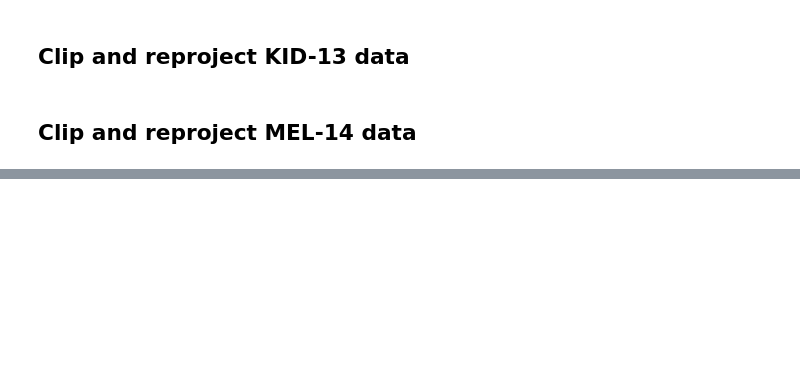
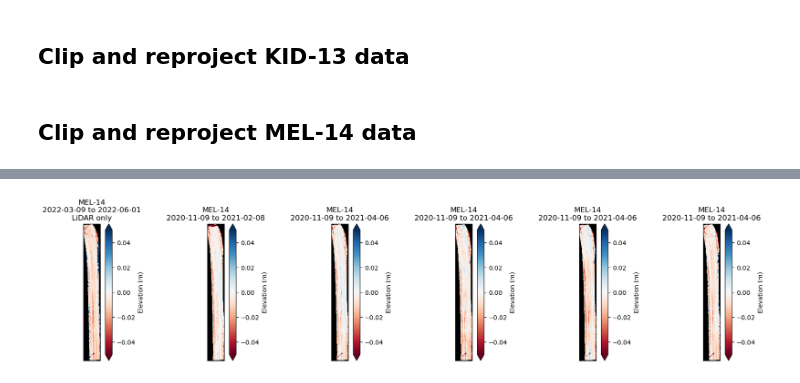
Before and after one commit to amanaster2/micro_diff, a Jupyter notebook: notebooks/clip_rasters.ipynb, the cells around one changed output, grey strips where cells are left out. Cells and saved outputs as stored; diff of their text form; code cells hidden in the pictures; blank space fills up the shorter version.

```diff
--- a/notebooks/clip_rasters.ipynb
+++ b/notebooks/clip_rasters.ipynb
@@ -125,7 +225,7 @@ for x in range(len(k13_wsyr2_dem_files)-1):
 ## Clip and reproject MEL-14 data
 # %%
 #Wet season year 1
-dates = []
+dates = ['20201203_lidar', '20201203_sfm', '20210224_sfm']
 m14_wsyr1 = dict()
 m14_wsyr1_clip = dict()
 for i in range(len(m14_wsyr1_dem_files)):
@@ -133,13 +233,15 @@ for i in range(len(m14_wsyr1_dem_files)):
     m14_wsyr1[i].rio.write_crs(m14_crs, inplace=True)
     m14_wsyr1_clip[i] = m14_wsyr1[i].rio.clip(m14_mask_gdf.geometry)
     m14_wsyr1_clip[i].rio.write_nodata(-9999, encoded=True, inplace=True)
+m14_wsyr1_clip[0].rio.to_raster(m14_results_wsyr1+'m14_'+dates[0]+'.tif')
 
 m14_wsyr1_reproj = dict()
 for x in range(len(m14_wsyr1_dem_files)-1):
     m14_wsyr1_reproj[x] = m14_wsyr1_clip[x+1].rio.reproject_match(m14_wsyr1_clip[0], resampling = 3)
+    m14_wsyr1_reproj[x].rio.to_raster(m14_results_wsyr1+'m14_'+dates[x+1]+'.tif')
 
 #Dry season year 1
-dates = []
+dates = ['20210603_lidar', '20210914_lidar', '20210603_sfm', '20210914_sfm']
 m14_dsyr1 = dict()
 m14_dsyr1_clip = dict()
 for i in range(len(m14_dsyr1_dem_files)):
@@ -147,13 +249,15 @@ for i in range(len(m14_dsyr1_dem_files)):
     m14_dsyr1[i].rio.write_crs(m14_crs, inplace=True)
     m14_dsyr1_clip[i] = m14_dsyr1[i].rio.clip(m14_mask_gdf.geometry)
     m14_dsyr1_clip[i].rio.write_nodata(-9999, encoded=True, inplace=True)
+m14_dsyr1_clip[0].rio.to_raster(m14_results_dsyr1+'m14_'+dates[0]+'.tif')
 
 m14_dsyr1_reproj = dict()
 for x in range(len(m14_dsyr1_dem_files)-1):
     m14_dsyr1_reproj[x] = m14_dsyr1_clip[x+1].rio.reproject_match(m14_dsyr1_clip[0], resampling = 3)
+    m14_dsyr1_reproj[x].rio.to_raster(m14_results_dsyr1+'m14_'+dates[x+1]+'.tif')
 
 #Wet season year 2
-dates = []
+dates = ['20220309_lidar', '20220601_lidar', '20220309_sfm', '20220316_sfm', '20220324_sfm', '20220411_sfm', '20220428_sfm', '20220601_sfm']
 m14_wsyr2 = dict()
 m14_wsyr2_clip = dict()
 for i in range(len(m14_wsyr2_dem_files)):
@@ -161,7 +265,9 @@ for i in range(len(m14_wsyr2_dem_files)):
     m14_wsyr2[i].rio.write_crs(m14_crs, inplace=True)
     m14_wsyr2_clip[i] = m14_wsyr2[i].rio.clip(m14_mask_gdf.geometry)
     m14_wsyr2_clip[i].rio.write_nodata(-9999, encoded=True, inplace=True)
+m14_wsyr2_clip[0].rio.to_raster(m14_results_wsyr2+'m14_'+dates[0]+'.tif')
 
 m14_wsyr2_reproj = dict()
 for x in range(len(m14_wsyr2_dem_files)-1):
     m14_wsyr2_reproj[x] = m14_wsyr2_clip[x+1].rio.reproject_match(m14_wsyr2_clip[0], resampling = 3)
+    m14_wsyr2_reproj[x].rio.to_raster(m14_results_wsyr2+'m14_'+dates[x+1]+'.tif')
@@ -306,0 +308,46 @@ ax[2].set_yticks(());
+# %%
+fig, ax = plt.subplots(1, 6, figsize=(21,4))
+
+m0 = ax[0].imshow(m14_wsyr2_reproj[0]-m14_wsyr2_clip[0], cmap = 'RdBu', vmin=-0.05, vmax=0.05)
+ax[0].set_title('MEL-14\n2022-03-09 to 2022-06-01\nLiDAR only')
+fig.colorbar(m0, label='Elevation (m)', extend='both', ax=ax[0])
+ax[0].set_facecolor('k')
+ax[0].set_xticks(())
+ax[0].set_yticks(());
+
+m1 = ax[1].imshow(m14_wsyr2_reproj[2]-m14_wsyr2_clip[0], cmap = 'RdBu', vmin=-0.05, vmax=0.05)
+ax[1].set_title('MEL-14\n2020-11-09 to 2021-02-08')
+fig.colorbar(m1, label='Elevation (m)', extend='both', ax=ax[1])
+ax[1].set_facecolor('k')
+ax[1].set_xticks(())
+ax[1].set_yticks(());
+
+m2 = ax[2].imshow(m14_wsyr2_reproj[3]-m14_wsyr2_clip[0], cmap = 'RdBu', vmin=-0.05, vmax=0.05)
+ax[2].set_title('MEL-14\n2020-11-09 to 2021-04-06')
+fig.colorbar(m2, label='Elevation (m)', extend='both', ax=ax[2])
+ax[2].set_facecolor('k')
+ax[2].set_xticks(())
+ax[2].set_yticks(());
+
+m2 = ax[3].imshow(m14_wsyr2_reproj[4]-m14_wsyr2_clip[0], cmap = 'RdBu', vmin=-0.05, vmax=0.05)
+ax[3].set_title('MEL-14\n2020-11-09 to 2021-04-06')
+fig.colorbar(m2, label='Elevation (m)', extend='both', ax=ax[3])
+ax[3].set_facecolor('k')
+ax[3].set_xticks(())
+ax[3].set_yticks(());
+
+m2 = ax[4].imshow(m14_wsyr2_reproj[5]-m14_wsyr2_clip[0], cmap = 'RdBu', vmin=-0.05, vmax=0.05)
+ax[4].set_title('MEL-14\n2020-11-09 to 2021-04-06')
+fig.colorbar(m2, label='Elevation (m)', extend='both', ax=ax[4])
+ax[4].set_facecolor('k')
+ax[4].set_xticks(())
+ax[4].set_yticks(());
+
+m2 = ax[5].imshow(m14_wsyr2_reproj[6]-m14_wsyr2_clip[0], cmap = 'RdBu', vmin=-0.05, vmax=0.05)
+ax[5].set_title('MEL-14\n2020-11-09 to 2021-04-06')
+fig.colorbar(m2, label='Elevation (m)', extend='both', ax=ax[5])
+ax[5].set_facecolor('k')
+ax[5].set_xticks(())
+ax[5].set_yticks(());
+# %% [output]
+[figure, added]
```
Also changed, not shown: parts of 12 cells of this notebook.
